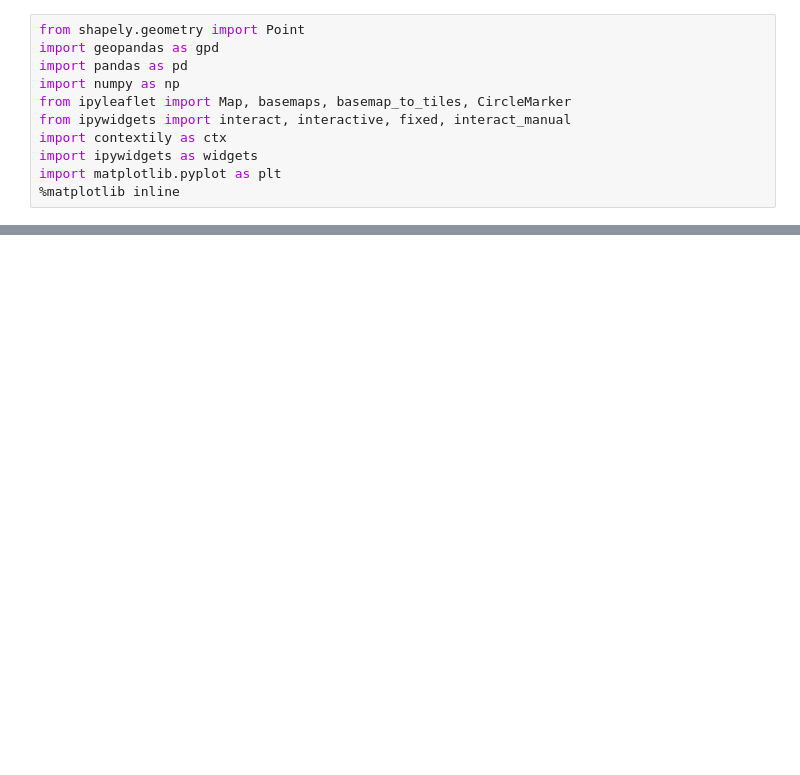
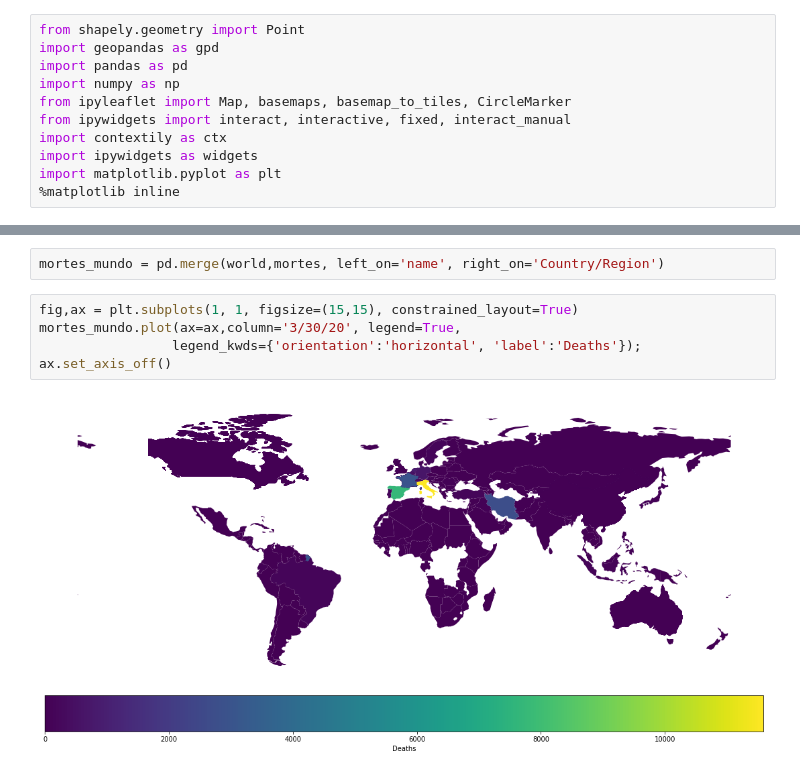
Before and after one commit to NAMD/covidash, a Jupyter notebook: notebooks/Visualizations.ipynb, the cells around one changed output, grey strips where cells are left out. Cells and saved outputs as stored; diff of their text form; blank space fills up the shorter version.

```diff
--- a/notebooks/Visualizations.ipynb
+++ b/notebooks/Visualizations.ipynb
@@ -31,3 +52,12 @@ confirmed_geo
+# %%
+mortes_mundo = pd.merge(world,mortes, left_on='name', right_on='Country/Region')
+# %%
+fig,ax = plt.subplots(1, 1, figsize=(15,15), constrained_layout=True)
+mortes_mundo.plot(ax=ax,column='3/30/20', legend=True,
+                 legend_kwds={'orientation':'horizontal', 'label':'Deaths'});
+ax.set_axis_off()
+# %% [output]
+[figure, added]
 # %%
 from datetime import datetime
 start_date = datetime(2020, 1, 22)
```
Also changed, not shown: parts of 11 cells of this notebook.
